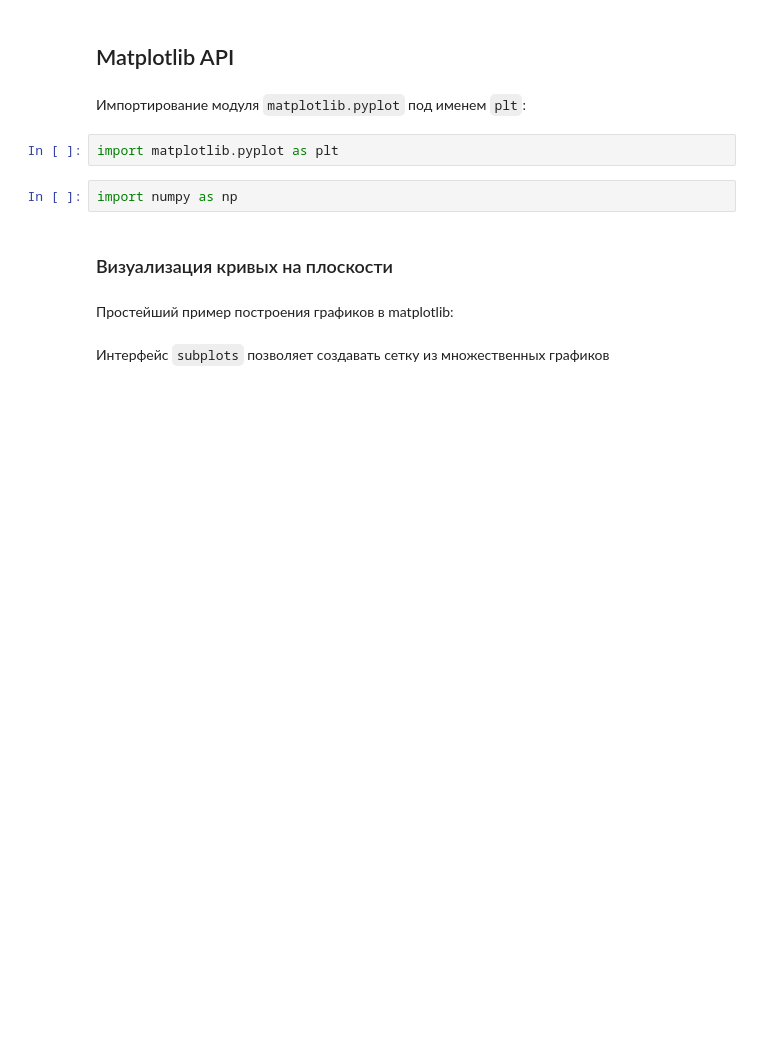
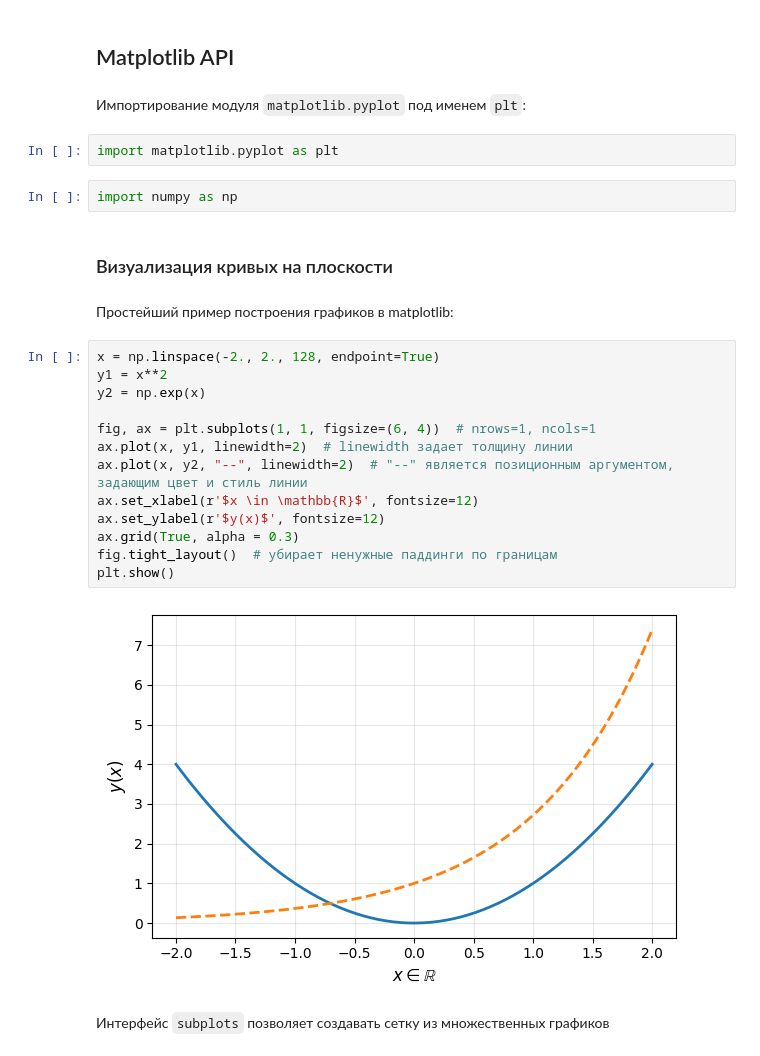
Before and after one commit to anton-pershin/spbu-fundamentals-of-algorithms, a Jupyter notebook: practicum_1/intro_to_numpy_and_matplotlib.ipynb, the cells around one changed output. Cells and saved outputs as stored; diff of their text form; blank space fills up the shorter version.

```diff
--- a/practicum_1/intro_to_numpy_and_matplotlib.ipynb
+++ b/practicum_1/intro_to_numpy_and_matplotlib.ipynb
@@ -1408,5 +1424,20 @@ import numpy as np
 ### Визуализация кривых на плоскости
 # %% [markdown]
 Простейший пример построения графиков в matplotlib:
+# %%
+x = np.linspace(-2., 2., 128, endpoint=True)
+y1 = x**2
+y2 = np.exp(x)
+
+fig, ax = plt.subplots(1, 1, figsize=(6, 4))  # nrows=1, ncols=1
+ax.plot(x, y1, linewidth=2)  # linewidth задает толщину линии
+ax.plot(x, y2, "--", linewidth=2)  # "--" является позиционным аргументом, задающим цвет и стиль линии
+ax.set_xlabel(r'$x \in \mathbb{R}$', fontsize=12)
+ax.set_ylabel(r'$y(x)$', fontsize=12)
+ax.grid(True, alpha = 0.3)
+fig.tight_layout()  # убирает ненужные паддинги по границам
+plt.show()
+# %% [output]
+[figure, added]
 # %% [markdown]
 Интерфейс `subplots` позволяет создавать сетку из множественных графиков
```
Also changed, not shown: parts of 11 cells of this notebook, 5 other files.
